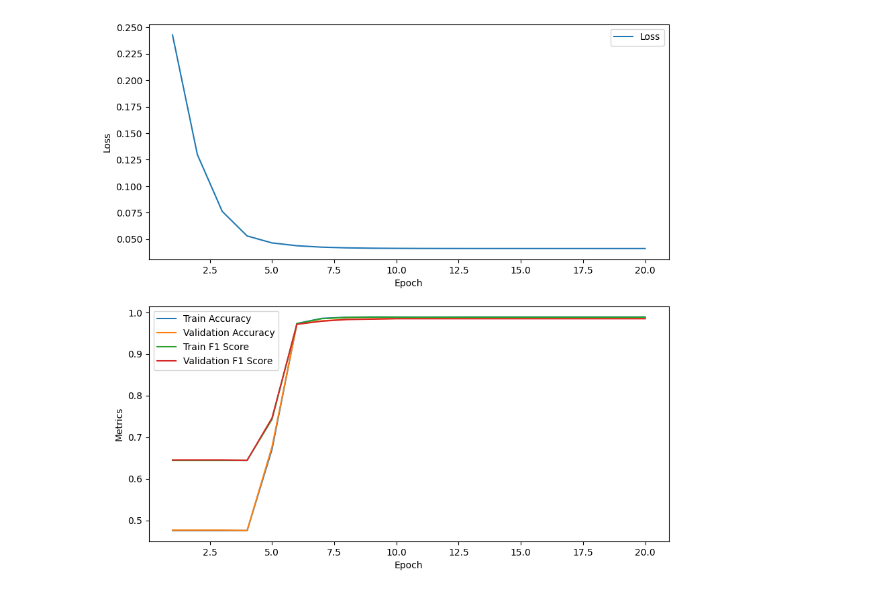
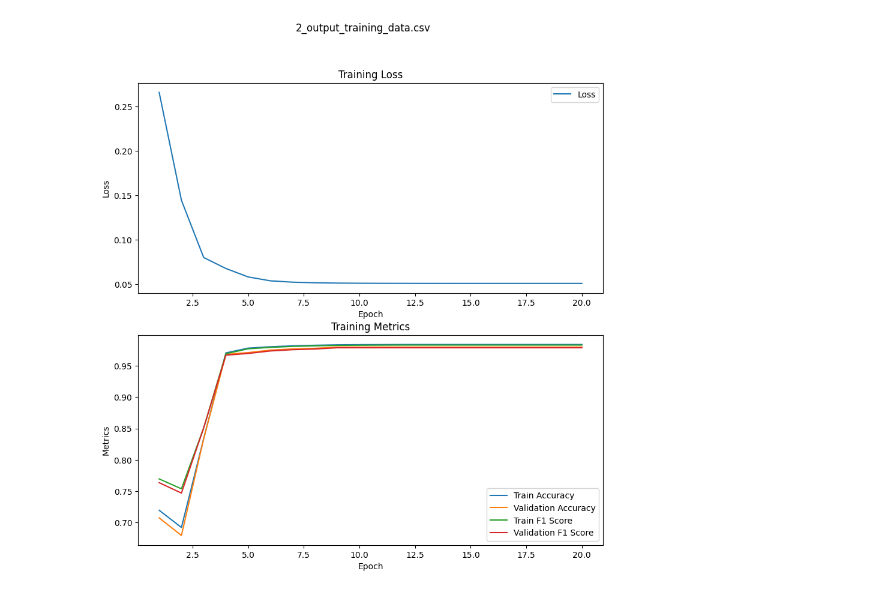
Before and after one commit to nicolacucina/CNN-ParticleClassification, a Jupyter notebook: plotTrainingData.ipynb, the cells around one changed output. Drawn from its saved outputs; the diff is of its cells as text; code cells hidden in the pictures.

```diff
--- a/plotTrainingData.ipynb
+++ b/plotTrainingData.ipynb
@@ -2,7 +2,8 @@
 import pandas as pd
 import os
 
-data = pd.read_csv(os.path.join(os.getcwd(), 'training_data', '1_output_training_data.csv')).to_dict(orient='records')
+data_name = '2_output_training_data.csv'
+data = pd.read_csv(os.path.join(os.getcwd(), 'training_data', data_name)).to_dict(orient='records')
 
 training_dict = {
     'epoch': [],
@@ -23,23 +24,26 @@ for i in range(len(data)):
 # %%
 import matplotlib.pyplot as plt
 
 fig, axs = plt.subplots(2, 1, figsize=(10, 10))
 
 # Plot the Loss
 axs[0].plot(training_dict['epoch'], training_dict['loss'], label='Loss')
 axs[0].set_xlabel('Epoch')
 axs[0].set_ylabel('Loss')
 axs[0].legend()
+axs[0].set_title('Training Loss')
 
 # Plot the metrics
 axs[1].plot(training_dict['epoch'], training_dict['train_acc'], label='Train Accuracy')
 axs[1].plot(training_dict['epoch'], training_dict['val_acc'], label='Validation Accuracy')
 axs[1].plot(training_dict['epoch'], training_dict['train_f1'], label='Train F1 Score')
 axs[1].plot(training_dict['epoch'], training_dict['val_f1'], label='Validation F1 Score')
 axs[1].set_xlabel('Epoch')
 axs[1].set_ylabel('Metrics')
+axs[1].set_title('Training Metrics')
 axs[1].legend()
 
+fig.suptitle(data_name)
 plt.show()
 # %% [output]
-[figure, old version]
+[figure, new version]
```
Also changed, not shown: 4 other files.
